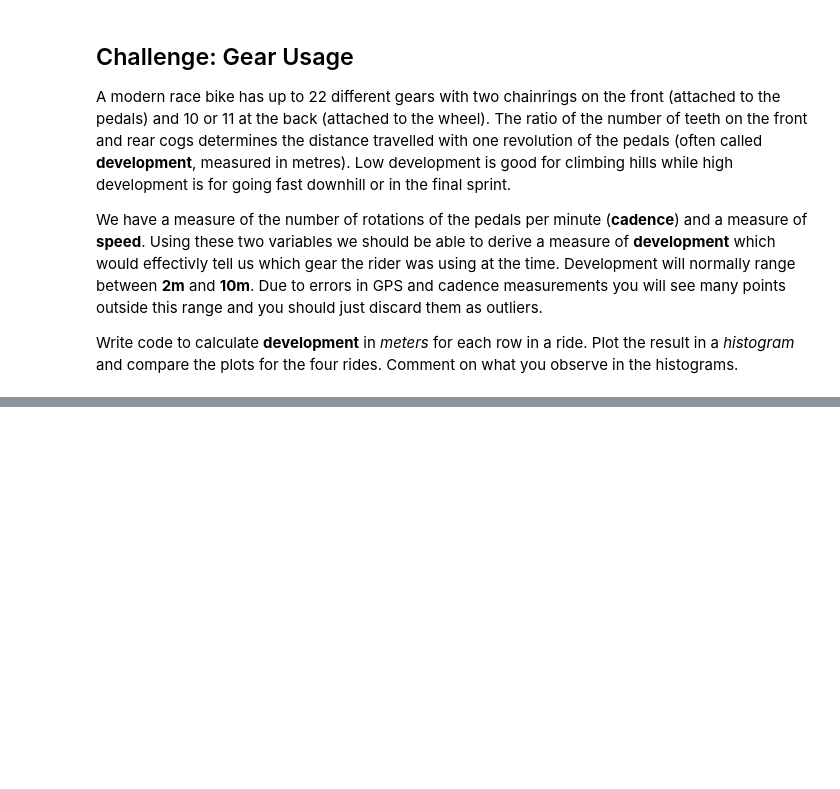
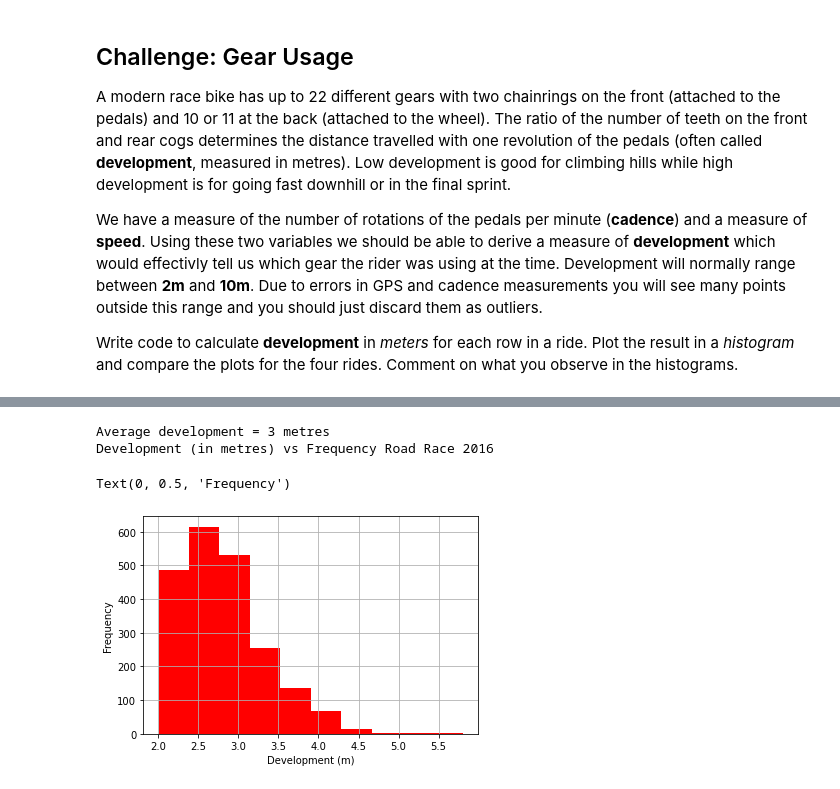
Before and after one commit to MQCOMP2200-S2-2021/data-science-portfolio-JoeB-cybersecurity, a Jupyter notebook: Portfolio 1.ipynb, the cells around one changed output, grey strips where cells are left out. Drawn from its saved outputs; the diff is of its cells as text; code cells hidden in the pictures; blank space fills up the shorter version.

```diff
--- a/Portfolio 1.ipynb
+++ b/Portfolio 1.ipynb
@@ -265,0 +300,14 @@ Write code to calculate __development__ in _meters_ for each row in a ride.  Plo
+# %%
+rr_2016_dev = dev(rr_2016[(rr_2016.cadence/rr_2016.speed >= 2) & (rr_2016.cadence/rr_2016.speed <= 10)])
+
+print("Average development = {:.0f} metres".format(rr_2016_dev.mean()))
+
+print("Development (in metres) vs Frequency Road Race 2016")
+rr_2016_dev.hist(color='red')
+plt.xlabel('Development (m)')
+plt.ylabel('Frequency')
+# %% [output]
+Average development = 3 metres
+Development (in metres) vs Frequency Road Race 2016
+Text(0, 0.5, 'Frequency')
+[figure, added]
```
Also changed, not shown: parts of 9 cells of this notebook.
